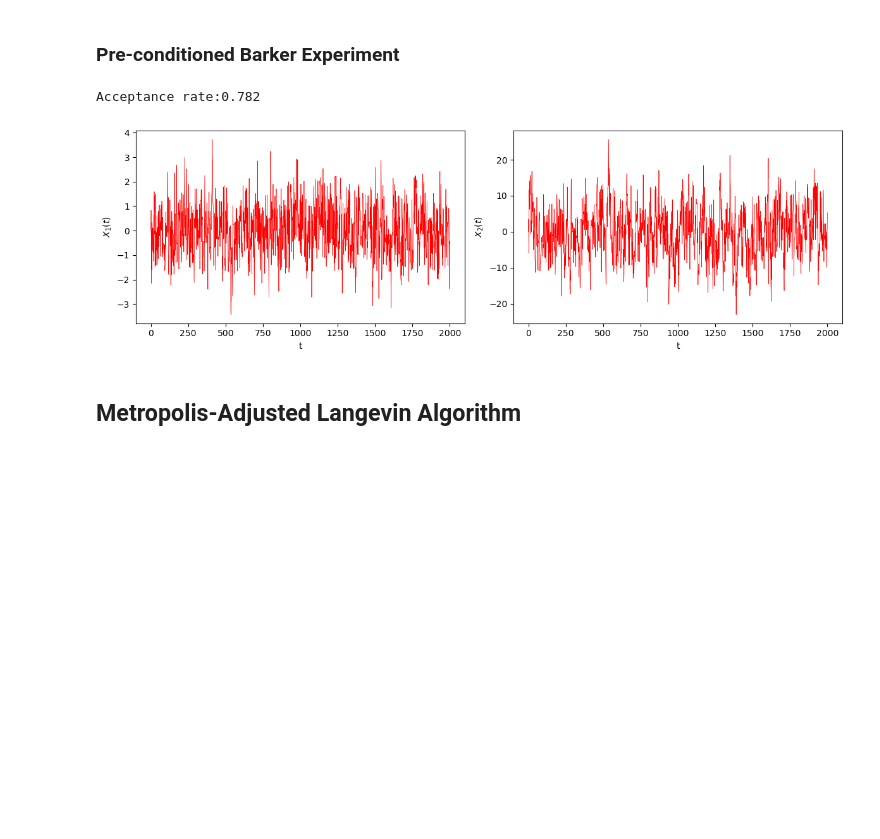
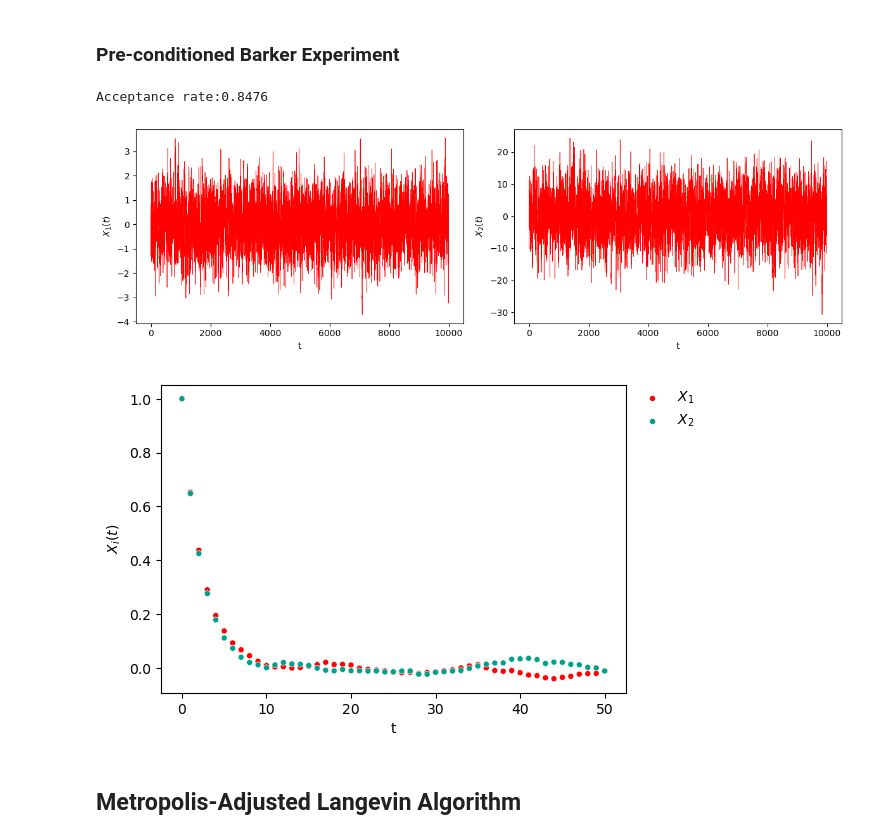
Before and after one commit to bartolomeou/FYP, a Jupyter notebook: barker_proposal_metropolis_hastings.ipynb, the cells around one changed output. Saved outputs shown, nothing was run; the diff lists cells and outputs as text; code cells hidden in the pictures; blank space fills up the shorter version.

```diff
--- a/barker_proposal_metropolis_hastings.ipynb
+++ b/barker_proposal_metropolis_hastings.ipynb
@@ -14,7 +17,7 @@ sns.set_palette(sns.color_palette(wes.film_palette('Darjeeling Limited')))
 # %% [markdown]
 # Utility Functions
 # %%
-def traceplot(samples, w=6, h=4, overlay=True, n_col=2):
+def traceplot(samples, w=6, h=4, n_col=2, overlay=True):
     # samples: (#components, #iterations)
 
     n_component = samples.shape[0]
@@ -89,21 +139,17 @@ def grad_logpi_cauchy(x, location=0, scale=1):
 def grad_logpi_mvnormal(x, location=0, covariance=1):
     # Univariate case
     if np.isscalar(covariance):
-        sigma_inv = 1 / covariance
-        gradient = -sigma_inv * (x - location)
+        return grad_logpi_normal(x, location, covariance)
 
     # Multivariate cas:
+    covariance = np.asarray(covariance).squeeze()
+
+    if covariance.ndim == 1:
+        sigma_inv = np.linalg.inv(np.diag(covariance))
     else:
-        covariance = np.asarray(covariance).squeeze()
+        sigma_inv = np.linalg.inv(covariance)
 
-        if covariance.ndim == 1:
-            sigma_inv = np.linalg.inv(np.diag(covariance))
-        else:
-            sigma_inv = np.linalg.inv(covariance)
-
-        gradient = -np.matmul(sigma_inv, (x - location))
-
-    return gradient
+    return -np.matmul(sigma_inv, (x - location))
 # %% [markdown]
 # MCMC Algorithms
 # %% [markdown]
@@ -259,22 +380,22 @@ Acceptance rate:0.9105
 # %%
 def preconditioned_barker_proposal(x, grad_logpi_x, C, step_size=1):
     # Draw z independently for each component
-    z = np.random.normal(size=len(x), scale=1) * step_size
+    z = step_size * np.random.normal(size=len(x), scale=1)
 
-    c = grad_logpi_x @ C.T
+    c = grad_logpi_x @ C
     threshold = 1 / (1 + np.exp(- z * c))
 
     b = np.where(np.random.uniform(size=1) < threshold, 1, -1)
     z *= b
 
-    return x + C.T @ z
+    return x + C @ z
 
 
 def preconditioned_barker_logq_ratio(x, y, grad_logpi_x, grad_logpi_y, C):
-    z = np.linalg.inv(C.T) @ (y - x)
+    z = np.linalg.inv(C) @ (y - x)
 
-    c_x = grad_logpi_x @ C.T
-    c_y = grad_logpi_y @ C.T
+    c_x = grad_logpi_x @ C
+    c_y = grad_logpi_y @ C
 
     logq_xy = - np.log1p(np.exp(- z * c_x))
     logq_yx = - np.log1p(np.exp(z * c_y))
@@ -295,7 +416,7 @@ def preconditioned_barker(logpi, grad_logpi, n_iter, x_init, location, covarianc
 
     # Cholesky factor
     covariance = np.asarray(covariance)
-    C = np.linalg.cholesky(covariance)
+    C = np.linalg.cholesky(covariance, upper=False)
 
     for i in range(n_iter):
         grad_logpi_x = grad_logpi(x, location, covariance)
@@ -325,21 +446,24 @@ def preconditioned_barker(logpi, grad_logpi, n_iter, x_init, location, covarianc
 # %% [markdown]
 ### Pre-conditioned Barker Experiment
 # %%
-samples, accept_rate = preconditioned_barker(
+preconditioned_barker_samples, accept_rate = preconditioned_barker(
     logpi=logpi_mvnormal,
     grad_logpi=grad_logpi_mvnormal,
-    n_iter=2000,
+    n_iter=10000,
     x_init=np.array([0, 0]),
     location=[0, 0],
     covariance=[[1, 0.8], [0.8, 50]]
 )
 
 print(f'Acceptance rate:{accept_rate}')
 
-traceplot(samples, overlay=False)
+traceplot(preconditioned_barker_samples, overlay=False)
+
+acfplot(preconditioned_barker_samples)
 # %% [output]
-Acceptance rate:0.782
+Acceptance rate:0.8476
-[figure, old version]
+[figure, new version]
+[figure, added]
 # %% [markdown]
 ## Metropolis-Adjusted Langevin Algorithm
 # %%
```
Also changed, not shown: parts of 9 cells of this notebook, 1 other file.
